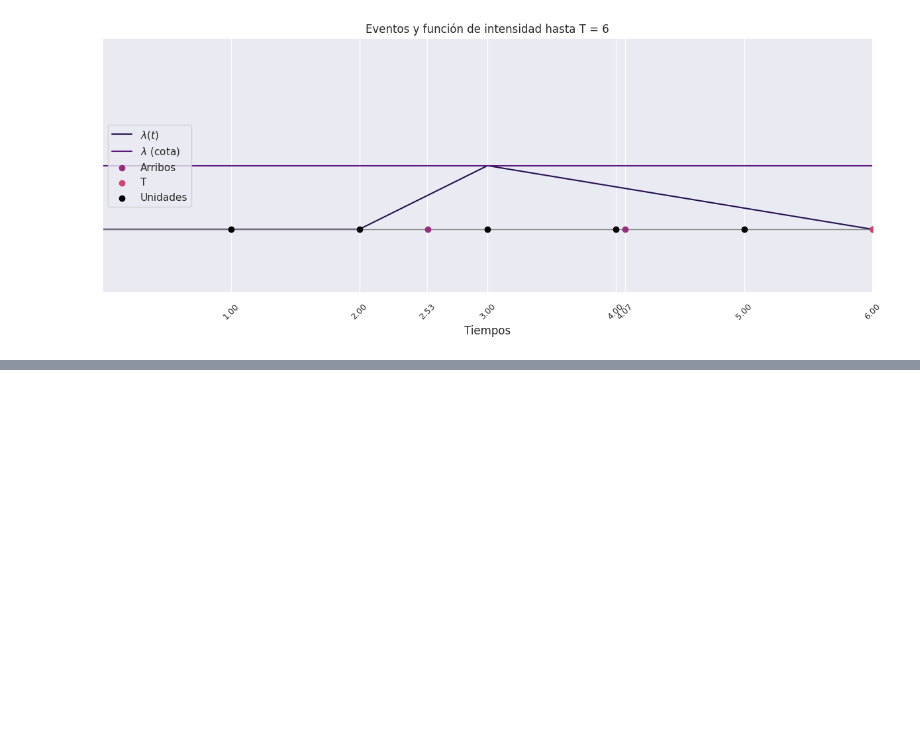
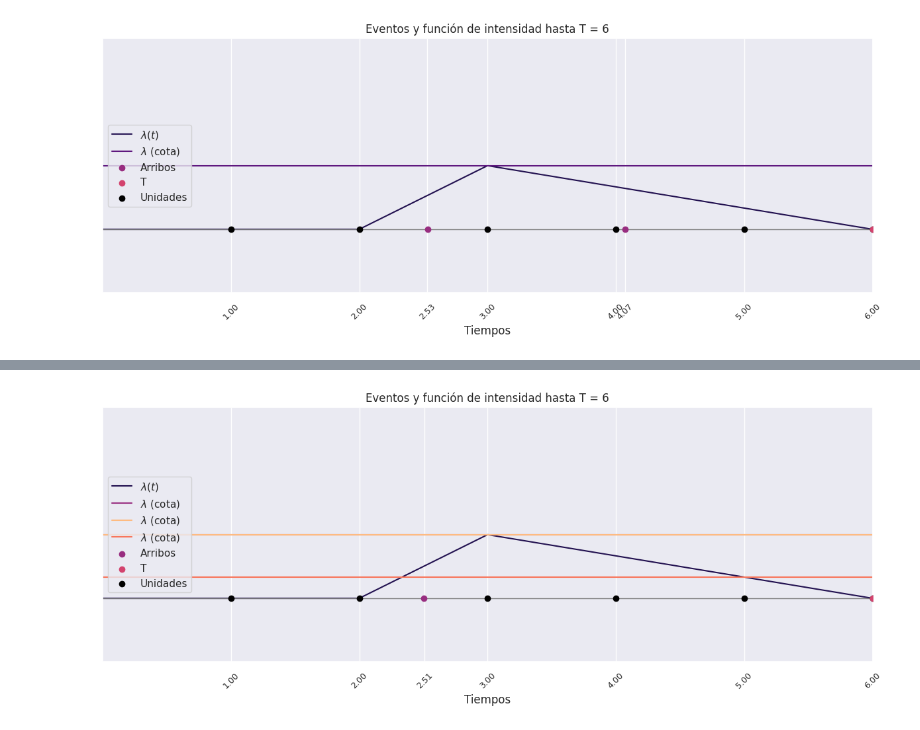
Before and after one commit to alvaro-mediina/modelos-y-simulacion-2025, a Jupyter notebook: tp5-var-aleatorias-continuas/Ejercicio-14.ipynb, the cells around one changed output, grey strips where cells are left out. Saved outputs shown, nothing was run; the diff lists cells and outputs as text; code cells hidden in the pictures; blank space fills up the shorter version.

```diff
--- a/tp5-var-aleatorias-continuas/Ejercicio-14.ipynb
+++ b/tp5-var-aleatorias-continuas/Ejercicio-14.ipynb
@@ -206,0 +372,12 @@ graphic_NH_Poisson_events(T=6, arrival_times=arrival_times, lambda_t=lamda_iii,
+# %%
+intervals = [3, 5, 6]
+lamdas = [0.5, 0.5, 1-5/6]
+T = 6
+NT, arrival_times = nonH_Poisson_thinning_optimized(intervals=intervals,
+                                                    lamda_i=lamdas,
+                                                    lamda_t=lamda_iii,
+                                                    T=T)
+
+graphic_NH_Poisson_events(T=T, arrival_times=arrival_times, lambda_t=lamda_iii, lambda_consts=lamdas )
+# %% [output]
+[figure, added]
```
Also changed, not shown: parts of 13 cells of this notebook.
